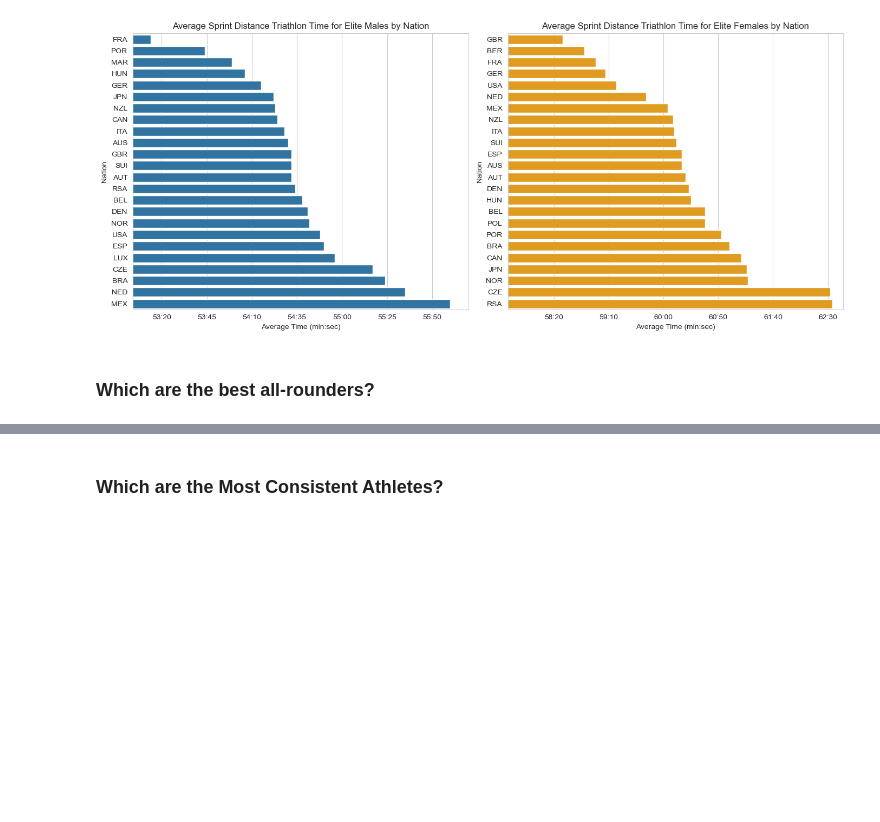
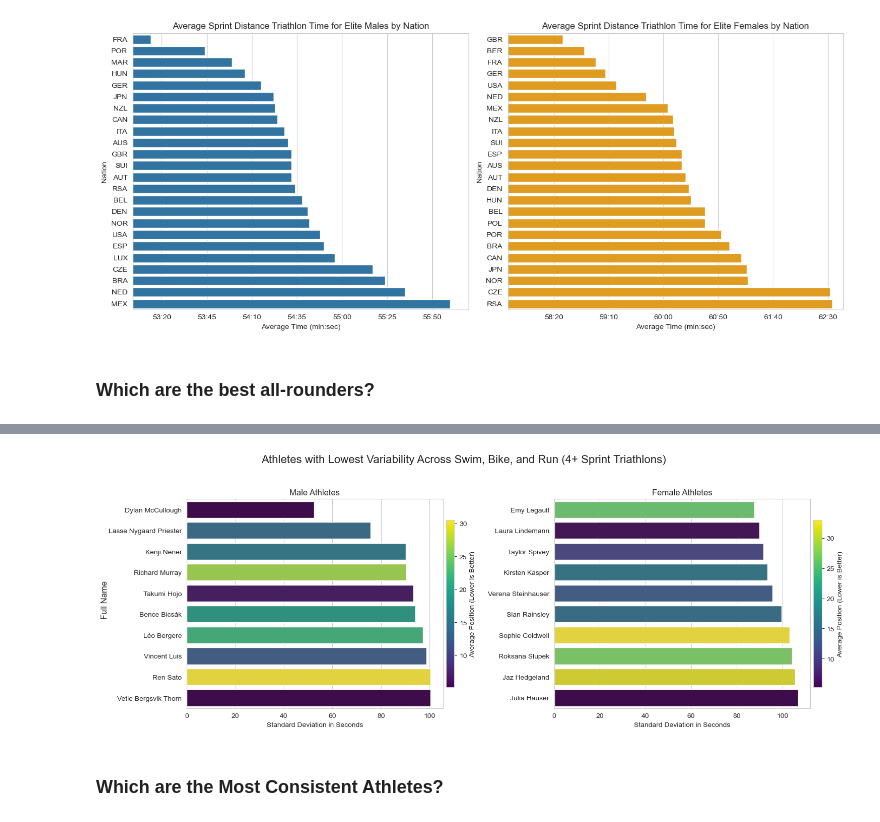
Before and after one commit to ndjo-byte/Sprint_Triathlon_EDA, a Jupyter notebook: exploration/analysis.ipynb, the cells around one changed output, grey strips where cells are left out. Saved outputs shown, nothing was run; the diff lists cells and outputs as text; code cells hidden in the pictures; blank space fills up the shorter version.

Commit message:
Analysis&Vizual_MostConsistentAthletes

```diff
--- a/exploration/analysis.ipynb
+++ b/exploration/analysis.ipynb
@@ -441,0 +453,4 @@ An all-rounder is an athlete who performs consistently well across all disciplin
+# %%
+min_no_appearnaces = 4
+various_appearances = df['Full Name'].value_counts()
+various_appearances = various_appearances[various_appearances >= min_no_appearnaces].reset_index()
@@ -441,0 +473,79 @@ An all-rounder is an athlete who performs consistently well across all disciplin
+# %%
+# sum of std for swim bike run. FEMALES
+female_all_disciplines_std = df[(df['Gender']=='Female')&(df['Full Name'].isin(various_appearances['Full Name']))].groupby(['Full Name'])[['Swim', 'Bike', 'Run']].std().reset_index()
+column_names = ['Swim', 'Bike', 'Run']
+female_all_disciplines_std['Total_Std'] = female_all_disciplines_std[column_names].sum(axis=1)
+female_all_disciplines_std= female_all_disciplines_std.sort_values(by='Total_Std')[['Full Name', 'Total_Std']].head(10)
+
+# Calculate average position for each athlete
+avg_position = (
+    df.groupby('Full Name')['POS'].mean()
+    .rename('Avg_POS')
+    .reset_index()
+)
+
+# Merge the average position data into the main DataFrame
+female_all_disciplines_std = female_all_disciplines_std.merge(avg_position, on='Full Name', how='left')
+# %%
+import matplotlib.cm as cm
+
+fig, axes = plt.subplots(1, 2, figsize=(16, 6))
+
+# Plot for male athletes
+
+# Normalize Avg_POS for color mapping
+male_norm = plt.Normalize(male_all_disciplines_std['Avg_POS'].min(), male_all_disciplines_std['Avg_POS'].max())
+male_sm = cm.ScalarMappable(cmap="viridis", norm=male_norm) #keeping for colourbar
+
+male_colours = sns.color_palette("viridis", as_cmap=True)(male_norm(male_all_disciplines_std['Avg_POS']))
+male_colours = male_colours.tolist()
+
+sns.barplot(y='Full Name', x='Total_Std',
+            data=male_all_disciplines_std,
+            ax=axes[0],
+            palette=male_colours,
+            hue='Avg_POS',
+            dodge=False,
+            legend=False)
+
+axes[0].set_title('Male Athletes')
+axes[0].set_xlabel('Standard Deviation in Seconds')
+axes[0].set_ylabel('')
+
+# Plot for female athletes
+female_norm = plt.Normalize(female_all_disciplines_std['Avg_POS'].min(), female_all_disciplines_std['Avg_POS'].max())
+female_sm = cm.ScalarMappable(cmap="viridis", norm=female_norm)
+
+female_colours = sns.color_palette("viridis", as_cmap=True)(female_norm(female_all_disciplines_std['Avg_POS']))
+female_colours = female_colours.tolist()
+
+sns.barplot(y='Full Name', x='Total_Std',
+            data=female_all_disciplines_std,
+            ax=axes[1],
+            palette=female_colours,
+            hue='Avg_POS',
+            dodge=False,
+            legend=False)
+
+axes[1].set_title('Female Athletes')
+axes[1].set_xlabel('Standard Deviation in Seconds')
+axes[1].set_ylabel('')  # Remove individual y-label for consistency
+
+#add colour bars to figure
+cbar_male = fig.colorbar(male_sm, ax=axes[0], orientation='vertical', shrink=0.8, pad=0.01)
+cbar_male.set_label('Average Position (Lower is Better)')
+
+cbar_female = fig.colorbar(female_sm, ax=axes[1], orientation='vertical', shrink=0.8, pad=0.01)
+cbar_female.set_label('Average Position (Lower is Better)')
+
+# Add a shared y-axis label
+fig.text(0.05, 0.5, 'Full Name', va='center', rotation='vertical', fontsize=12)
+
+# Add a shared title
+fig.suptitle('Athletes with Lowest Variability Across Swim, Bike, and Run (4+ Sprint Triathlons)', fontsize=16)
+
+# Adjust layout to make space for the shared title and y-label
+fig.tight_layout(rect=[0.05, 0.05, 1, 0.95])
+
+plt.show()
+# %% [output]
@@ -442,2 +553,3 @@ An all-rounder is an athlete who performs consistently well across all disciplin
+[figure, added]
 # %% [markdown]
 ### Which are the Most Consistent Athletes?
```
Also changed, not shown: parts of 17 cells of this notebook, 1 other file.
